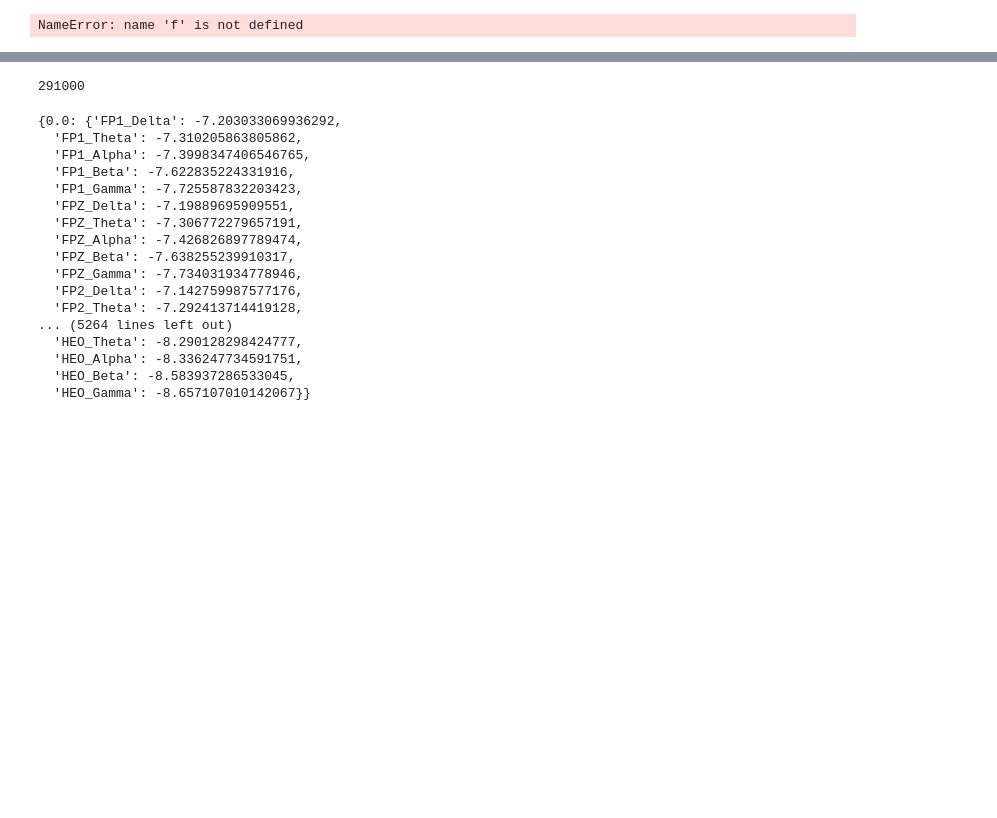
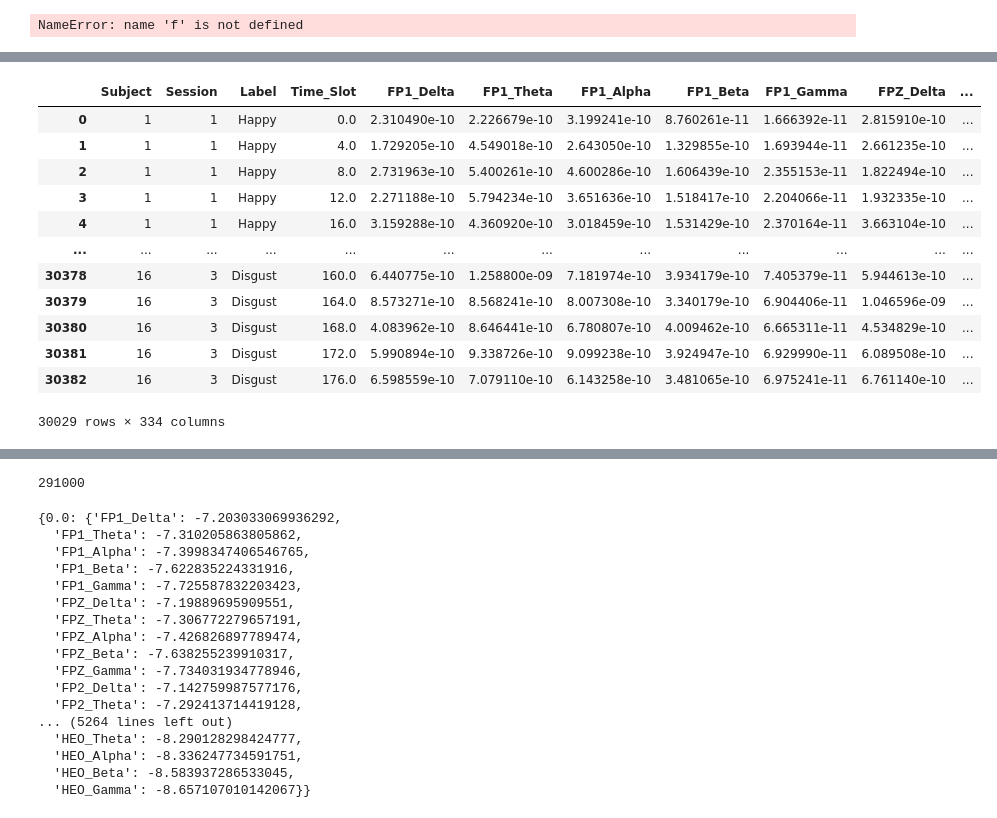
Before and after one commit to cmanna75/EEG, a Jupyter notebook: Pre_Processing.ipynb, the cells around one changed output, grey strips where cells are left out. Cells and saved outputs as stored; diff of their text form; code cells hidden in the pictures; blank space fills up the shorter version.

```diff
--- a/Pre_Processing.ipynb
+++ b/Pre_Processing.ipynb
@@ -360,0 +553,18 @@ f, t, Zxx = stft(signal, fs, nperseg=window_size, window=hanning_window)
+# %%
+mask = ~df.drop(columns = 'Time_Slot').isin([0]).any(axis=1)
+filtered_df = df[mask]
+filtered_df
+# %% [output]
+|  | Subject | Session | Label | Time_Slot | FP1_Delta | FP1_Theta | FP1_Alpha | FP1_Beta | FP1_Gamma | FPZ_Delta | ... |
+| 0 | 1 | 1 | Happy | 0.0 | 2.310490e-10 | 2.226679e-10 | 3.199241e-10 | 8.760261e-11 | 1.666392e-11 | 2.815910e-10 | ... |
+| 1 | 1 | 1 | Happy | 4.0 | 1.729205e-10 | 4.549018e-10 | 2.643050e-10 | 1.329855e-10 | 1.693944e-11 | 2.661235e-10 | ... |
+| 2 | 1 | 1 | Happy | 8.0 | 2.731963e-10 | 5.400261e-10 | 4.600286e-10 | 1.606439e-10 | 2.355153e-11 | 1.822494e-10 | ... |
+| 3 | 1 | 1 | Happy | 12.0 | 2.271188e-10 | 5.794234e-10 | 3.651636e-10 | 1.518417e-10 | 2.204066e-11 | 1.932335e-10 | ... |
+| 4 | 1 | 1 | Happy | 16.0 | 3.159288e-10 | 4.360920e-10 | 3.018459e-10 | 1.531429e-10 | 2.370164e-11 | 3.663104e-10 | ... |
+| ... | ... | ... | ... | ... | ... | ... | ... | ... | ... | ... | ... |
+| 30378 | 16 | 3 | Disgust | 160.0 | 6.440775e-10 | 1.258800e-09 | 7.181974e-10 | 3.934179e-10 | 7.405379e-11 | 5.944613e-10 | ... |
+| 30379 | 16 | 3 | Disgust | 164.0 | 8.573271e-10 | 8.568241e-10 | 8.007308e-10 | 3.340179e-10 | 6.904406e-11 | 1.046596e-09 | ... |
+| 30380 | 16 | 3 | Disgust | 168.0 | 4.083962e-10 | 8.646441e-10 | 6.780807e-10 | 4.009462e-10 | 6.665311e-11 | 4.534829e-10 | ... |
+| 30381 | 16 | 3 | Disgust | 172.0 | 5.990894e-10 | 9.338726e-10 | 9.099238e-10 | 3.924947e-10 | 6.929990e-11 | 6.089508e-10 | ... |
+| 30382 | 16 | 3 | Disgust | 176.0 | 6.598559e-10 | 7.079110e-10 | 6.143258e-10 | 3.481065e-10 | 6.975241e-11 | 6.761140e-10 | ... |
+30029 rows × 334 columns
```
Also changed, not shown: parts of 27 cells of this notebook.
